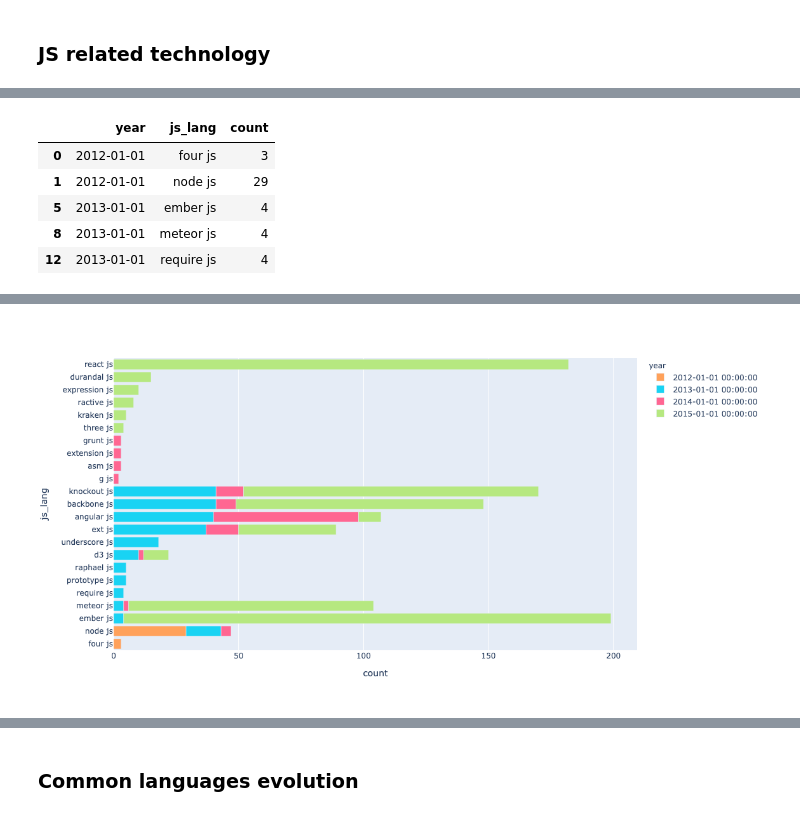
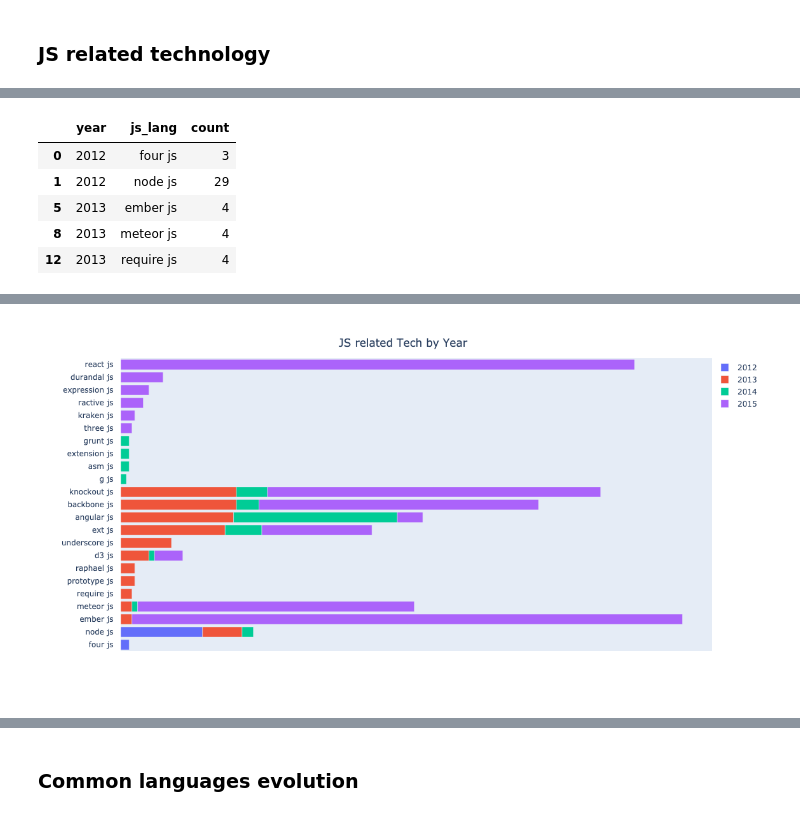
Before and after one commit to IsmaelMasharo/stack-overflow-survey-analysis, a Jupyter notebook: survey_etl.ipynb, the cells around one changed output, grey strips where cells are left out. Saved outputs shown, nothing was run; the diff lists cells and outputs as text; code cells hidden in the pictures.

Commit message:
js and other languages plots by year

```diff
--- a/survey_etl.ipynb
+++ b/survey_etl.ipynb
@@ -60,6 +61,8 @@ df_explode['programming_languages'] = df_explode.programming_languages.str.strip
 # %%
 df_explode = df_explode.explode('programming_languages_other')
 df_explode['programming_languages_other'] = df_explode.programming_languages_other.str.strip()
+# %%
+df_explode.loc[df_explode.programming_languages.str.startswith('cloud', na=False), 'programming_languages'] = 'cloud'
 # %%
 df_explode.head()
 # %% [output]
@@ -76,5 +83,6 @@ df_explode.shape
+# %%
+df_explode['tech_type'] = df_explode.programming_languages.map(lambda x: tech_labeling.get(x, ''))
 # %% [markdown]
 ### JS related technology
 # %%
-other_lang_js = df_explode[df_explode.programming_languages_other.str.endswith('js', na=False)]
-other_lang_js.programming_languages_other.value_counts().to_frame()
+js_langs = df_explode[df_explode.programming_languages_other.str.endswith('js', na=False)]
@@ -115,24 +89,42 @@ other_lang_js.head()
 # %%
-js_langs_year = other_lang_js.groupby(['year', 'programming_languages_other']).programming_languages_other.count().to_frame()
+js_langs_year = js_langs.groupby(['year', 'programming_languages_other']).programming_languages_other.count().to_frame()
 js_langs_year.index.names = ['year','js_lang']
 js_langs_year.columns = ['count']
 js_langs_year.reset_index(inplace=True)
+js_langs_year.year = js_langs_year.year.dt.year.astype(str)
 js_langs_year.sort_values(['year', 'count'], ascending=True, inplace=True)
 js_langs_year.head()
 # %% [output]
 |  | year | js_lang | count |
-| 0 | 2012-01-01 | four js | 3 |
-| 1 | 2012-01-01 | node js | 29 |
-| 5 | 2013-01-01 | ember js | 4 |
-| 8 | 2013-01-01 | meteor js | 4 |
-| 12 | 2013-01-01 | require js | 4 |
+| 0 | 2012 | four js | 3 |
+| 1 | 2012 | node js | 29 |
+| 5 | 2013 | ember js | 4 |
+| 8 | 2013 | meteor js | 4 |
+| 12 | 2013 | require js | 4 |
 # %%
-fig = px.bar(js_langs_year, y="js_lang", x="count",
-             color='year',
-             #barmode='group',
-             orientation='h',
-             height=600)
+fig = px.bar(
+    js_langs_year, y="js_lang", x="count",
+    color='year',
+    orientation='h',
+    height=600
+)
+
+fig.update_layout(
+    legend=dict(
+        title='',
+        y=1, x=1
+    ),
+    xaxis={'visible': False},
+    yaxis={'title': '', 'ticks': "outside", 'tickcolor':'white', 'ticklen':8},
+    title={
+        'text': "JS related Tech by Year",
+        'x':0.5,
+        'xanchor': 'center',
+        'yanchor': 'top'
+    }
+)
+
 fig.show()
 # %% [output]
 [interactive output not drawn]
-[figure, old version]
+[figure, new version]
```
Also changed, not shown: parts of 14 cells of this notebook.
